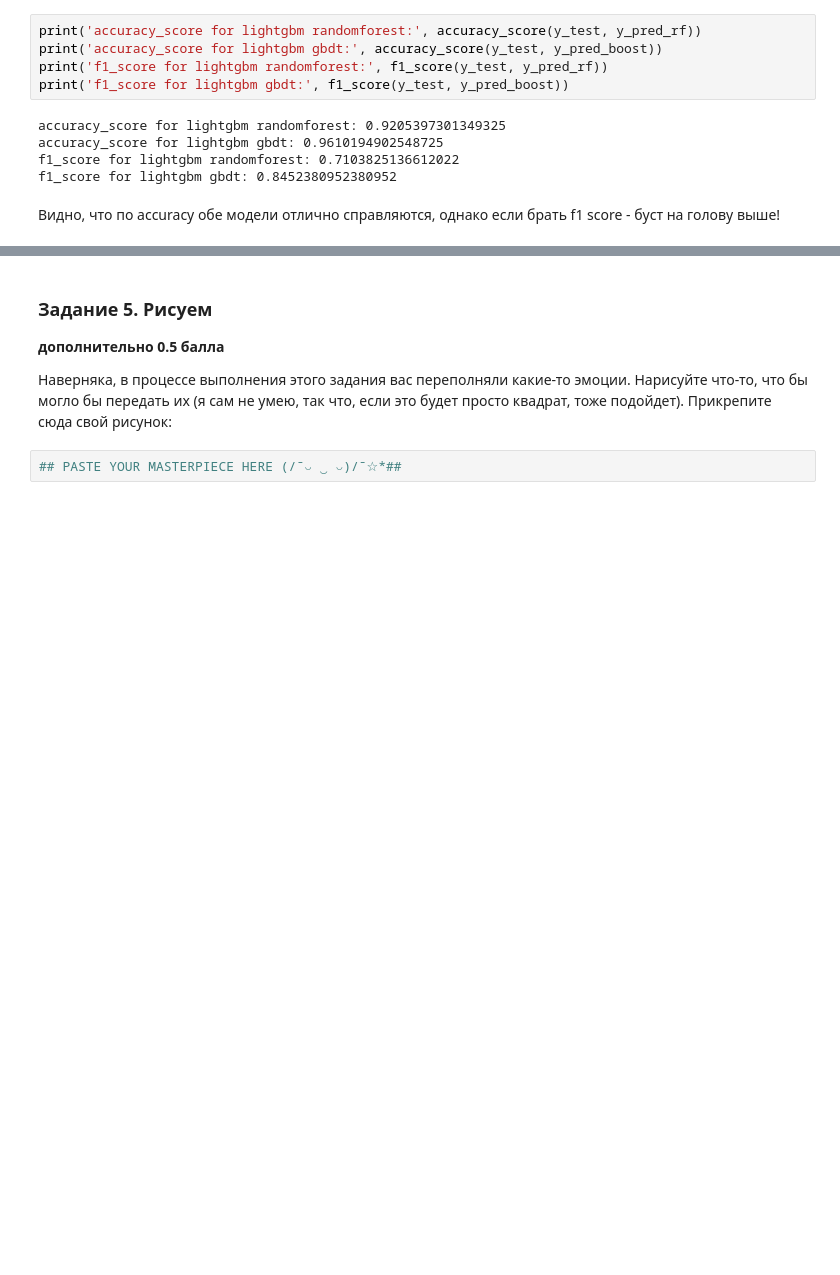
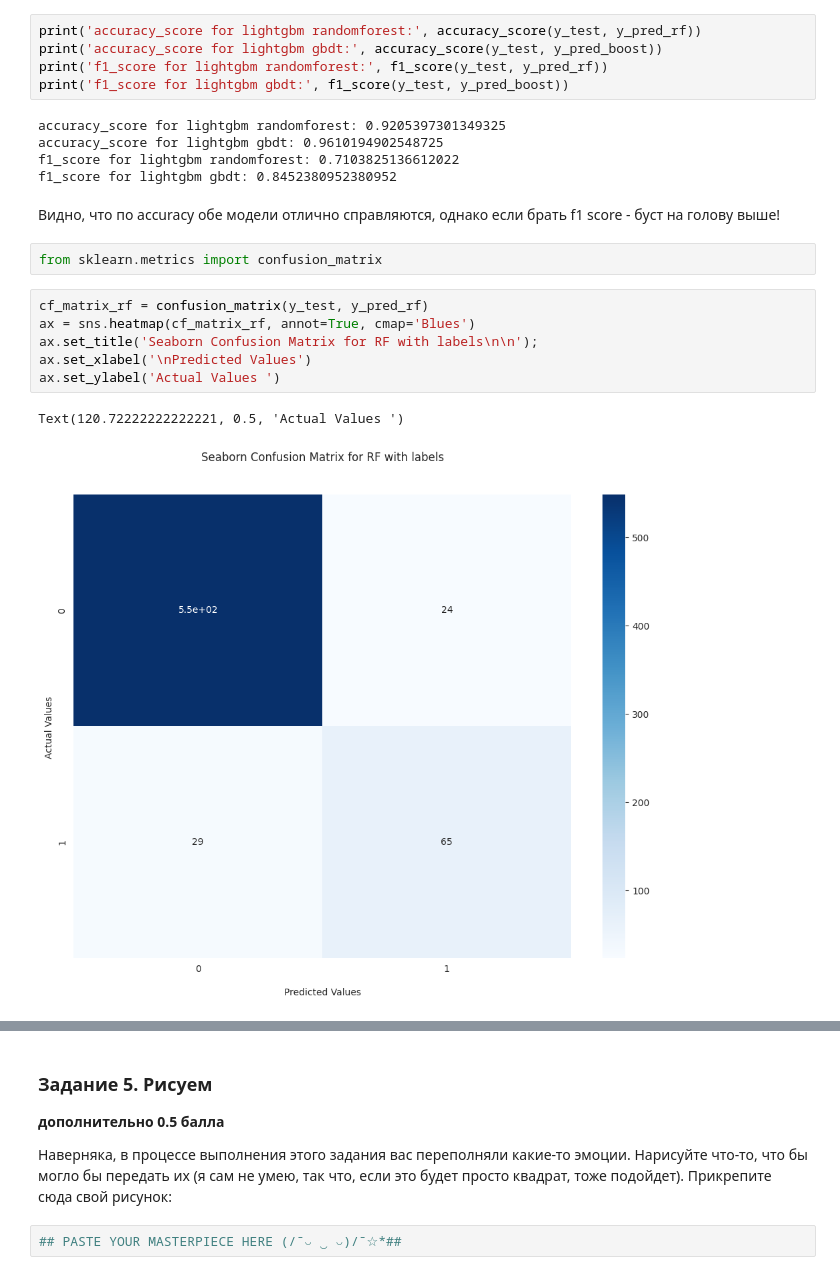
Before and after one commit to danon6868/BI-ml-2024, a Jupyter notebook: lecture_5_ensemples/homework/code/Ensembles.ipynb, the cells around one changed output, grey strips where cells are left out. Cells and saved outputs as stored; diff of their text form; blank space fills up the shorter version.

Commit message:
Add confusion matrix

```diff
--- a/lecture_5_ensemples/homework/code/Ensembles.ipynb
+++ b/lecture_5_ensemples/homework/code/Ensembles.ipynb
@@ -863,3 +863,14 @@ f1_score for lightgbm randomforest: 0.7103825136612022
 f1_score for lightgbm gbdt: 0.8452380952380952
 # %% [markdown]
 Видно, что по accuracy обе модели отлично справляются, однако если брать f1 score - буст на голову выше!
+# %%
+from sklearn.metrics import confusion_matrix
+# %%
+cf_matrix_rf = confusion_matrix(y_test, y_pred_rf)
+ax = sns.heatmap(cf_matrix_rf, annot=True, cmap='Blues')
+ax.set_title('Seaborn Confusion Matrix for RF with labels\n\n');
+ax.set_xlabel('\nPredicted Values')
+ax.set_ylabel('Actual Values ')
+# %% [output]
+Text(120.72222222222221, 0.5, 'Actual Values ')
+[figure, added]
```
Also changed, not shown: parts of 4 cells of this notebook, 3 other files.
